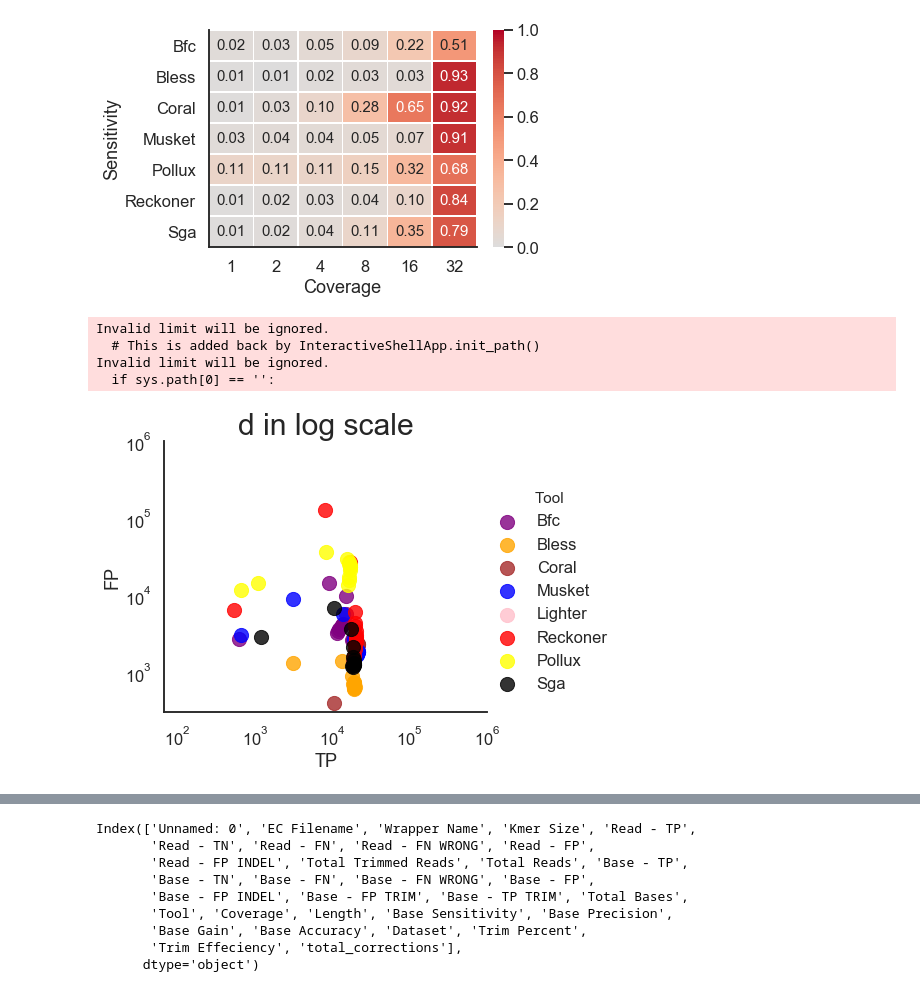
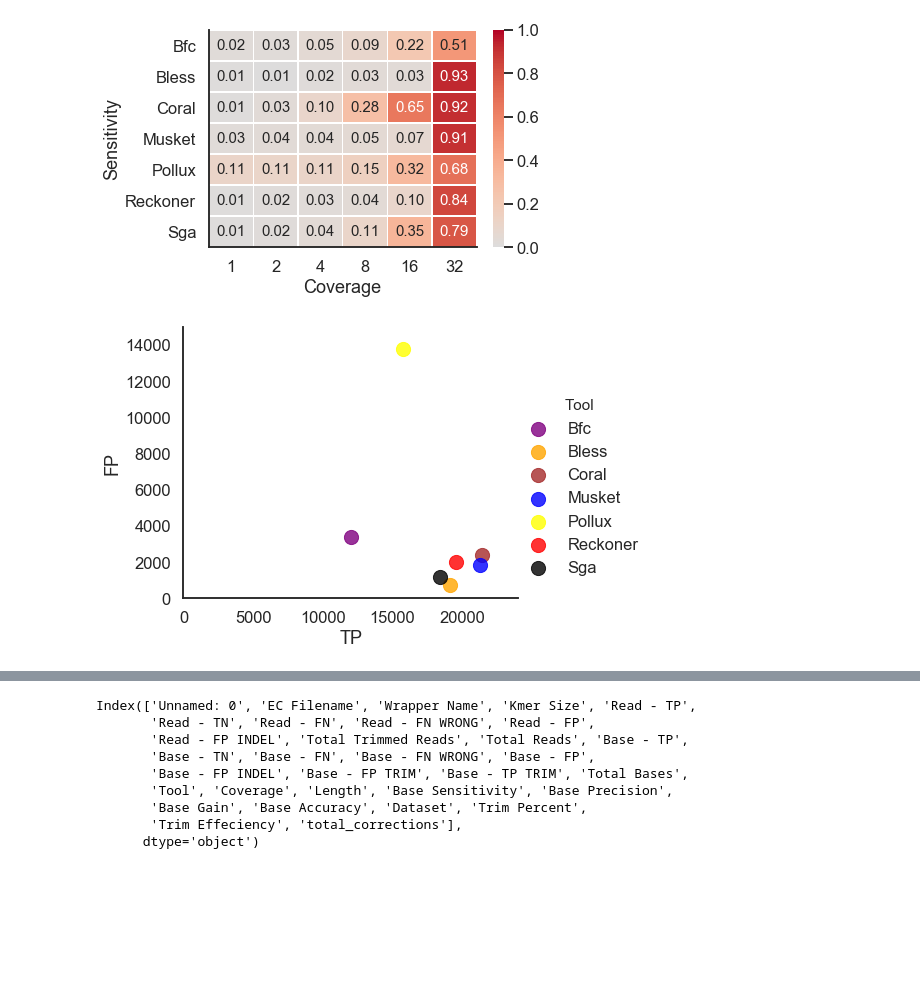
Before and after one commit to Mangul-Lab-USC/benchmarking_error_correction, a Jupyter notebook: notebooks/WGS_human.ipynb, the cells around one changed output, grey strips where cells are left out. Cells and saved outputs as stored; diff of their text form; code cells hidden in the pictures; blank space fills up the shorter version.

Commit message:
adjusted plots

```diff
--- a/notebooks/WGS_human.ipynb
+++ b/notebooks/WGS_human.ipynb
@@ -189,27 +189,23 @@ plt.savefig("../figures/WGS_human/heatmap_human_sensitivity.pdf",bbox_inches="ti
 # %%
 import matplotlib.pyplot as plt
 import seaborn as sns
 g=sns.set_style("white")
 g=sns.set_context("talk")
 g=sns.lmplot(data=data[(data['Coverage'] == 32)] , x='Base - TP', y='Base - FP', hue='Tool', palette=color_dict, fit_reg=False,aspect=1.3,scatter_kws={"s": 200})
 g.set(xlabel='TP', ylabel='FP')
 
 #plt.title(str(th)+"bp")
-g.set(xscale="log")
-g.set(yscale="log")
-plt.ylim(0, 1000000)
-plt.xlim(0, 1000000)
+#g.set(xscale="log")
+#g.set(yscale="log")
+plt.ylim(0, 15000)
+plt.xlim(0, 24000)
 
-g=plt.title("d in log scale", fontsize=30)
+#g=plt.title("", fontsize=30)
 g=sns.despine()
 plt.savefig("../figures/WGS_human//lmplot_TP_vs_FP.png")
 plt.savefig("../figures/WGS_human//lmplot_TP_vs_FP.pdf")
 # %% [output]
-Invalid limit will be ignored.
-  # This is added back by InteractiveShellApp.init_path()
-Invalid limit will be ignored.
-  if sys.path[0] == '':
-[figure, old version]
+[figure, new version]
 # %%
 import matplotlib.pyplot as plt
 import seaborn as sns
```
Also changed, not shown: parts of 3 cells of this notebook.
